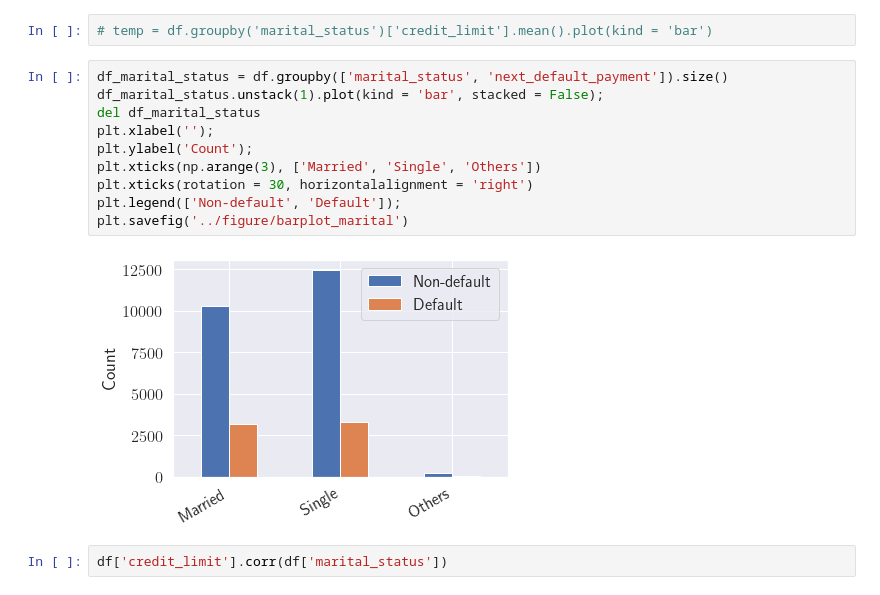
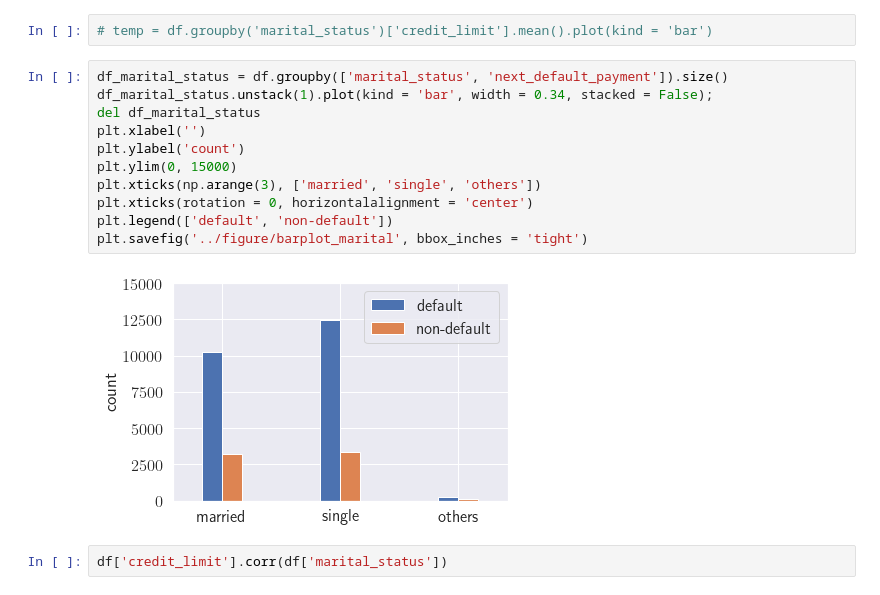
Before and after one commit to helnazsoltani/default-of-credit-card-clients, a Jupyter notebook: default-of-credit-card-clients.ipynb, the cells around one changed output. Saved outputs shown, nothing was run; the diff lists cells and outputs as text.

```diff
--- a/default-of-credit-card-clients.ipynb
+++ b/default-of-credit-card-clients.ipynb
@@ -558,16 +559,17 @@ df['next_default_payment'].corr(df['sex'], method = 'spearman')
 # temp = df.groupby('marital_status')['credit_limit'].mean().plot(kind = 'bar')
 # %%
 df_marital_status = df.groupby(['marital_status', 'next_default_payment']).size()
-df_marital_status.unstack(1).plot(kind = 'bar', stacked = False);
+df_marital_status.unstack(1).plot(kind = 'bar', width = 0.34, stacked = False);
 del df_marital_status
-plt.xlabel('');
-plt.ylabel('Count');
-plt.xticks(np.arange(3), ['Married', 'Single', 'Others'])
-plt.xticks(rotation = 30, horizontalalignment = 'right')
-plt.legend(['Non-default', 'Default']);
-plt.savefig('../figure/barplot_marital')
+plt.xlabel('')
+plt.ylabel('count')
+plt.ylim(0, 15000)
+plt.xticks(np.arange(3), ['married', 'single', 'others'])
+plt.xticks(rotation = 0, horizontalalignment = 'center')
+plt.legend(['default', 'non-default'])
+plt.savefig('../figure/barplot_marital', bbox_inches = 'tight')
 # %% [output]
-[figure, old version]
+[figure, new version]
 # %%
 df['credit_limit'].corr(df['marital_status'])
 # %% [output]
```
Also changed, not shown: parts of 32 cells of this notebook, 1 other file.
